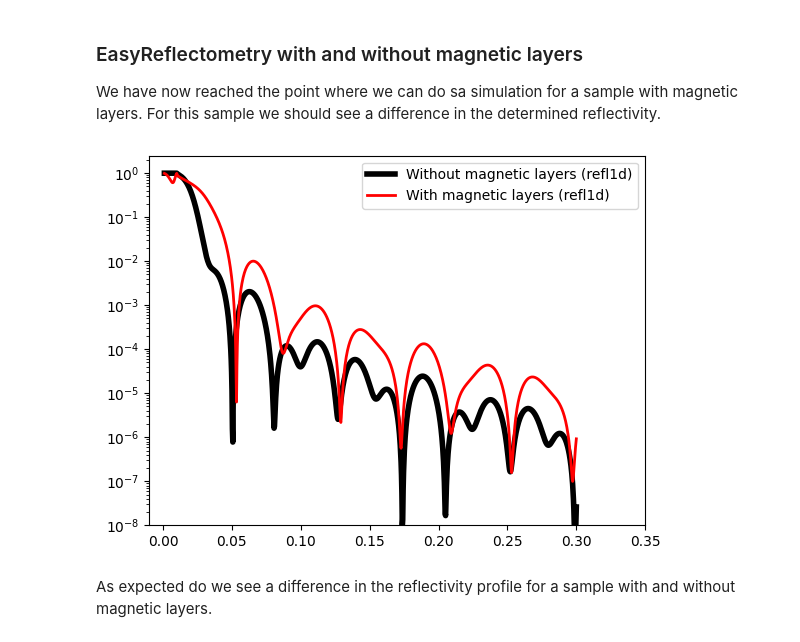
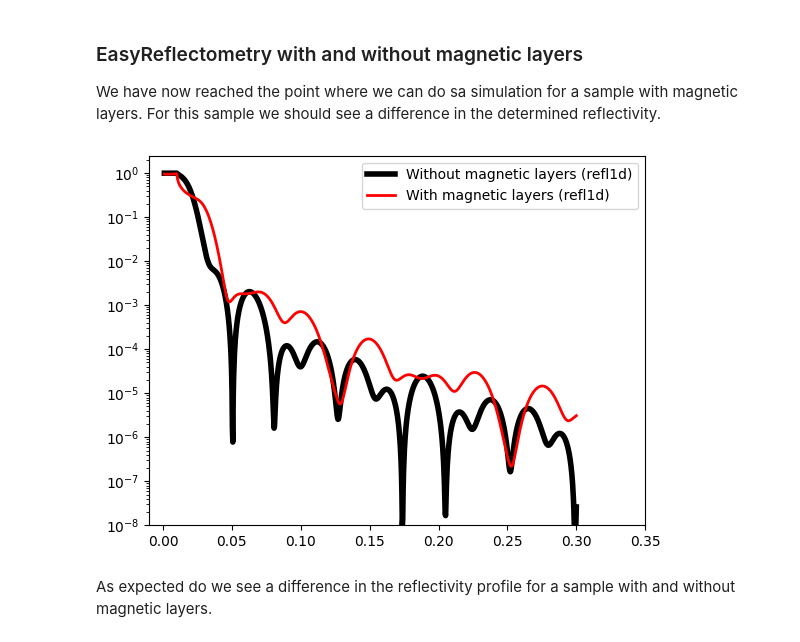
Before and after one commit to easyscience/EasyReflectometryLib, a Jupyter notebook: dev/tutorials/simulation/magnetism/magnetism.ipynb, the cells around one changed output. Cells and saved outputs as stored; diff of their text form; code cells hidden in the pictures.

```diff
--- a/dev/tutorials/simulation/magnetism/magnetism.ipynb
+++ b/dev/tutorials/simulation/magnetism/magnetism.ipynb
@@ -147,35 +149,30 @@ We have now reached the point where we can do sa simulation for a sample with ma
 # %%
 # Without magnetic layers
 interface.switch('refl1d')
 model.interface = interface
 model_interface = model.interface()
 model_interface.include_magnetism = True
 model_data_magnetism = model.interface().reflectity_profile(
     model_coords,
     model.unique_name,
 )
 plt.plot(model_coords, model_data_magnetism, '-k', label=f'Without magnetic layers ({model_interface.name})', linewidth=4)
 
 # With magnetic layers
 interface.switch('refl1d')
 model.interface = interface
+sld_4_layer.magnetism = LayerMagnetism(rho_m=10, theta_m=70, name='Sld 4 moment')
+sld_8_layer.magnetism = LayerMagnetism(rho_m=5, theta_m=175, name='Sld 8 moment')
 model_interface = model.interface()
-model_interface.include_magnetism = True
-model_interface._wrapper.update_layer(
-    list(model_interface._wrapper.storage['layer'].keys())[1], magnetism_rhoM=10, magnetism_thetaM=70
-)
-model_interface._wrapper.update_layer(
-    list(model_interface._wrapper.storage['layer'].keys())[2], magnetism_rhoM=5, magnetism_thetaM=175
-)
 model_data_magnetism_layer_1 = model.interface().reflectity_profile(
     model_coords,
     model.unique_name,
 )
 plt.plot(model_coords, model_data_magnetism_layer_1, 'r-', label=f'With magnetic layers ({model_interface.name})', linewidth=2)
 
 plot_apply_makeup()
 # %% [output]
-[figure, old version]
+[figure, new version]
 # %% [markdown]
 As expected do we see a difference in the reflectivity profile for a sample with and without magnetic layers.
 # %% [markdown]
```
Also changed, not shown: parts of 29 cells of this notebook, 49 other files.
